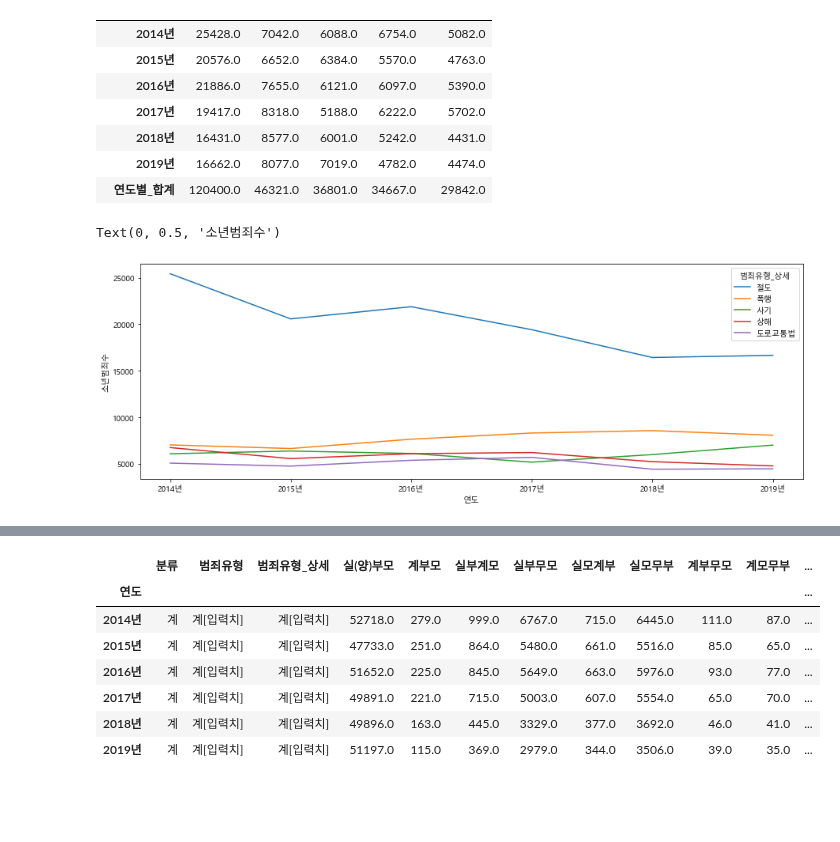
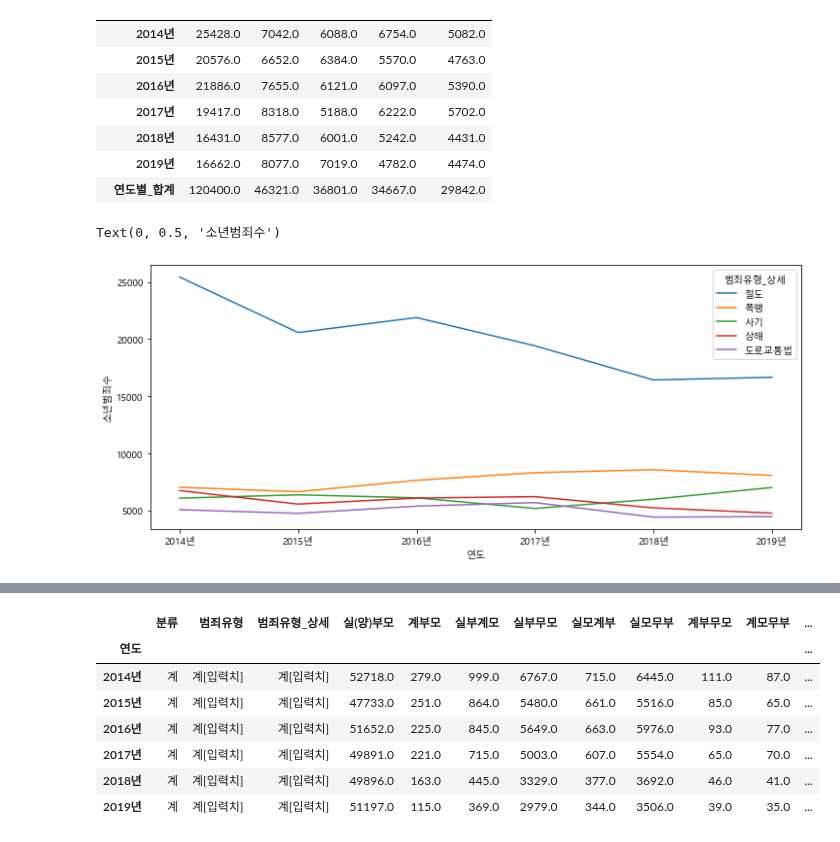
Before and after one commit to hkim11656/crime_analysis, a Jupyter notebook: 03_범죄유형별 소년범죄자 부모관계_김현화.ipynb, the cells around one changed output, grey strips where cells are left out. Cells and saved outputs as stored; diff of their text form; code cells hidden in the pictures; blank space fills up the shorter version.

```diff
--- a/03_범죄유형별 소년범죄자 부모관계_김현화.ipynb
+++ b/03_범죄유형별 소년범죄자 부모관계_김현화.ipynb
@@ -217,11 +217,11 @@ result1
 # %%
 # 연도별_합계 행 제거하고 연도별 상위 5개 소년범죄 추이 선형 그래프로 시각화
 remove_total = result1.drop(['연도별_합계'])
-remove_total.plot(figsize=(15, 5))
+remove_total.plot(figsize=(12, 5))
 plt.ylabel('소년범죄수')
 # %% [output]
 Text(0, 0.5, '소년범죄수')
-[figure, old version]
+[figure, new version]
 # %%
 # 부모관계 분석
 df.head(10)
```
Also changed, not shown: 5 other files.
